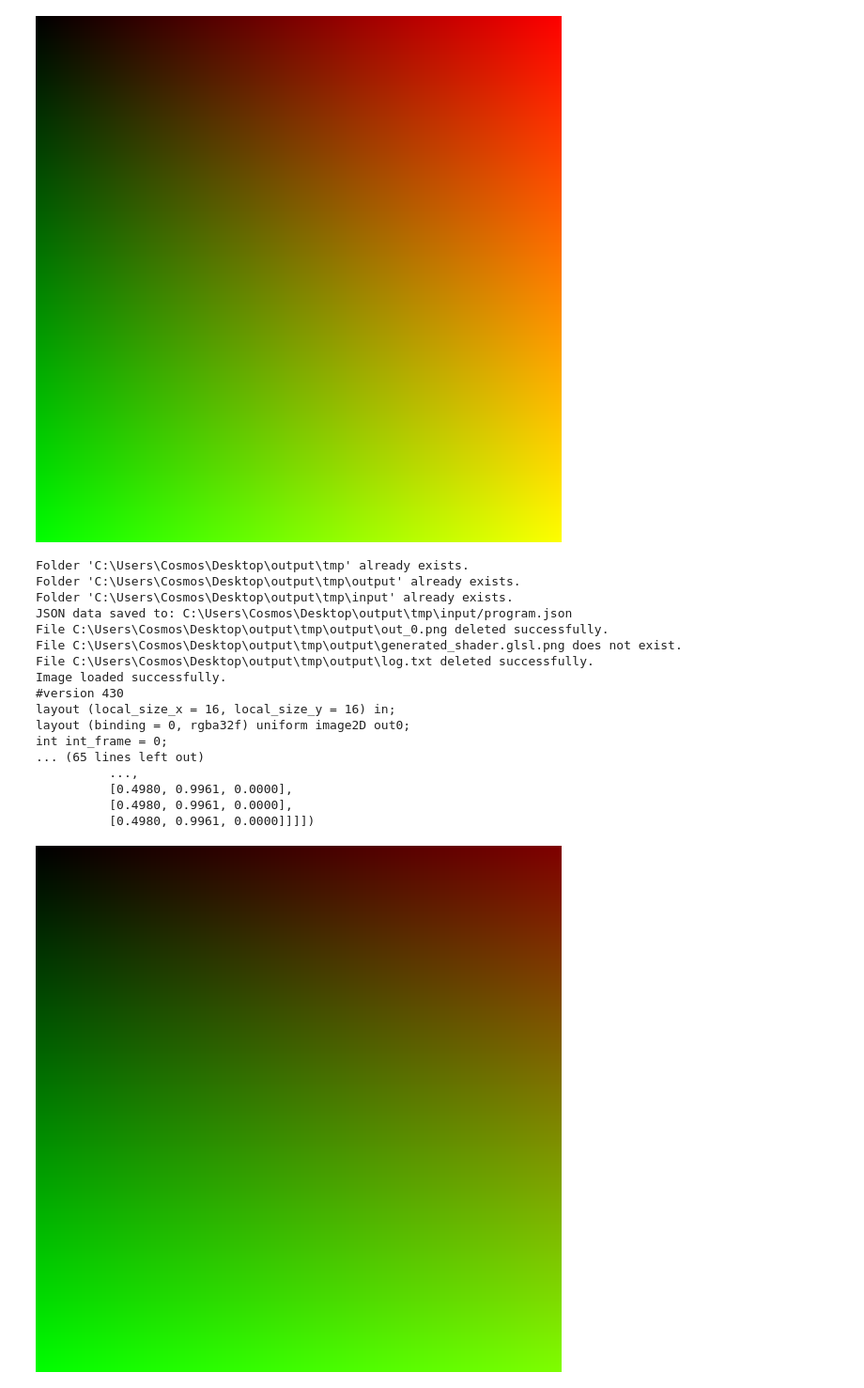
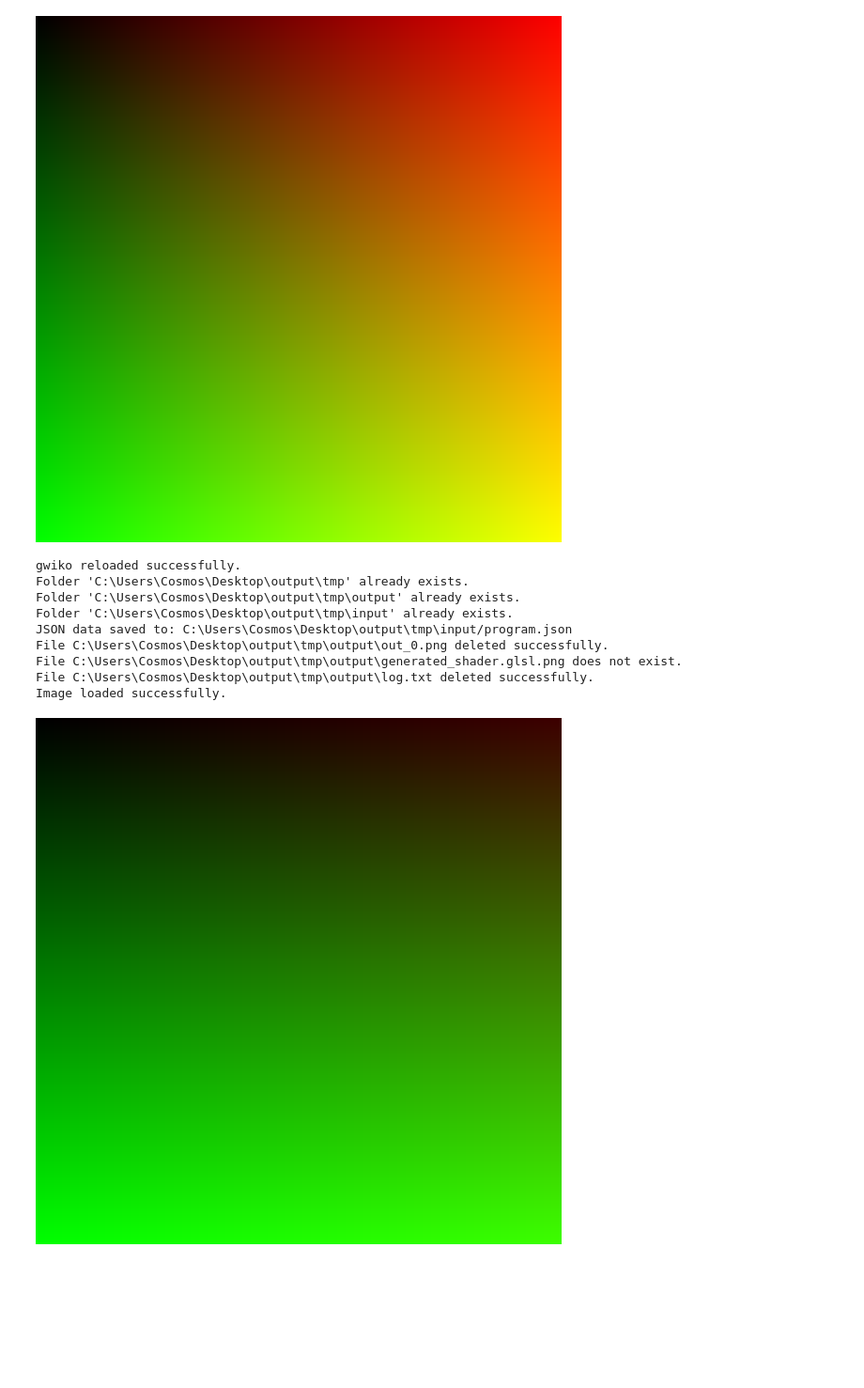
Before and after one commit to Infinitusvoid/NodeGWIKO, a Jupyter notebook: jupyter_notebooks/TunnelGenerating.ipynb, the cells around one changed output. Shown: that part at 94% size. Saved outputs shown, nothing was run; the diff lists cells and outputs as text; code cells hidden in the pictures; blank space fills up the shorter version.

```diff
--- a/jupyter_notebooks/TunnelGenerating.ipynb
+++ b/jupyter_notebooks/TunnelGenerating.ipynb
@@ -218,6 +218,9 @@ layout (binding = 0, rgba32f) uniform image2D out0;
           [0.9961, 0.9961, 0.0000]]]])
 [figure]
 # %%
+import gwiko
+gwiko.reload_lib("gwiko")
+
 class Generate():
     class FolderFileIO():
         def __init__(self, folder_path):
@@ -273,53 +276,44 @@ class Generate():
         command = str(Path.cwd().parent) + "\\" + exe_file_name
 
         args = ["ComfyUI", gwiko.replace_slash(path_to_program)]
-
-        gwiko.start_process_with_args(command, args, print_to_screen)
+        response = gwiko.start_process_with_args(command, args)
 
         image_out_0_pil_image = gwiko.load_image(str(output_folder_path) + "\\out_0.png")
         image_out_0_pil_image = image_out_0_pil_image.convert("RGB")
         image_out_0 = gwiko.pil2tensor(image_out_0_pil_image)
-
         if print_to_screen:
             string_of_glsl_code = gwiko.read_string_from_file(str(output_folder_path) + "\\generated_shader.glsl")
             print(string_of_glsl_code)
             logging_txt = gwiko.read_string_from_file(str(output_folder_path) + "\\log.txt")
             print(logging_txt)
             print(image_out_0)
-            display(image_out_0_pil_image)
+            print(response)
+        display(image_out_0_pil_image)
 g = Generate("C:/Users/Cosmos/Desktop/output/tmp/")
 
 
 string_glsl_source  = """
 void main()
 {
     ivec2 pixel_coords = ivec2(gl_GlobalInvocationID.xy);
     vec4 color = vec4(pixel_coords.x / 1024.0, pixel_coords.y / 1024.0, 0.0, 1.0);
     color.g = color.g + float(int_frame) * 0.01;
-    color.r *= 0.5;
+    color.r *= 0.24;
     imageStore(out0, pixel_coords, color);
 }
     """
 
 string_source = "int int_frame = " +  str(0) + ";\n" + string_glsl_source
 
-g.generate(string_source, True)
+g.generate(string_source, False)
 # %% [output]
+gwiko reloaded successfully.
 Folder 'C:\Users\Cosmos\Desktop\output\tmp' already exists.
 Folder 'C:\Users\Cosmos\Desktop\output\tmp\output' already exists.
 Folder 'C:\Users\Cosmos\Desktop\output\tmp\input' already exists.
 JSON data saved to: C:\Users\Cosmos\Desktop\output\tmp\input/program.json
 File C:\Users\Cosmos\Desktop\output\tmp\output\out_0.png deleted successfully.
 File C:\Users\Cosmos\Desktop\output\tmp\output\generated_shader.glsl.png does not exist.
 File C:\Users\Cosmos\Desktop\output\tmp\output\log.txt deleted successfully.
 Image loaded successfully.
-#version 430
-layout (local_size_x = 16, local_size_y = 16) in;
-layout (binding = 0, rgba32f) uniform image2D out0;
-int int_frame = 0;
-... (65 lines left out)
-          ...,
-          [0.4980, 0.9961, 0.0000],
-          [0.4980, 0.9961, 0.0000],
-          [0.4980, 0.9961, 0.0000]]]])
-[figure, old version]
+[figure, new version]
```
Also changed, not shown: parts of 2 cells of this notebook, 1 other file.
